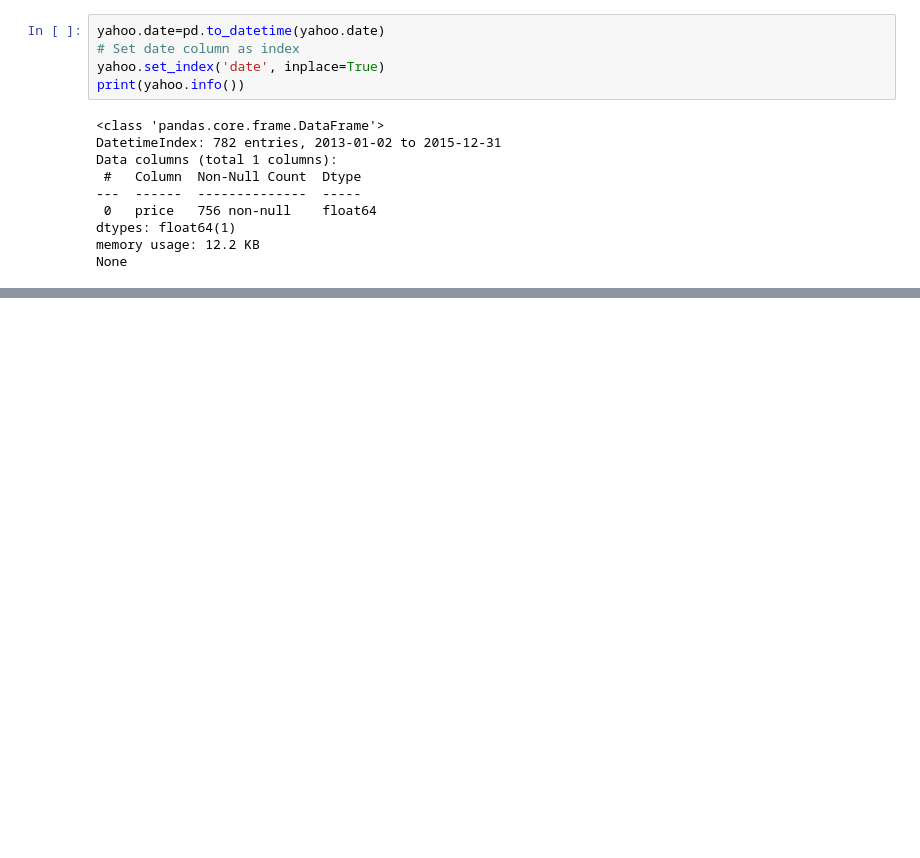
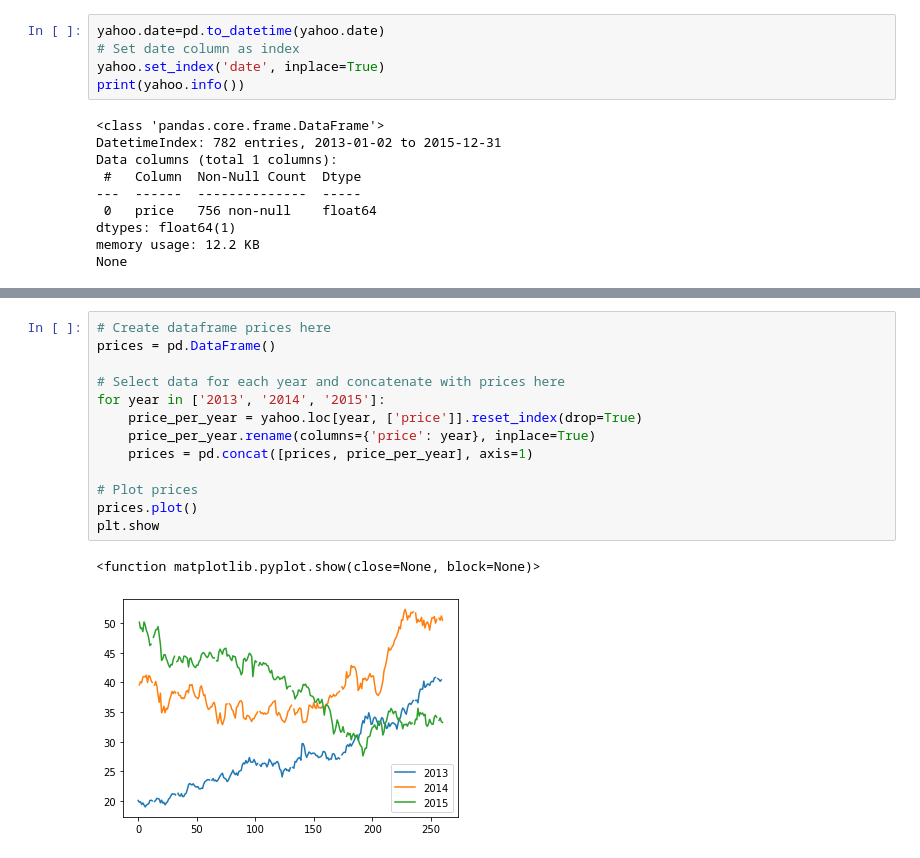
Before and after one commit to Aduzona/Machine_Learning, a Jupyter notebook: 14_Time_Series_with_Python/1_Manipulating_Time_Series_Data_in_Python/1_Working with Time Series in Pandas/1_Working_with_time_series_in_pandas.ipynb, the cells around one changed output, grey strips where cells are left out. Cells and saved outputs as stored; diff of their text form; blank space fills up the shorter version.

```diff
--- a/14_Time_Series_with_Python/1_Manipulating_Time_Series_Data_in_Python/1_Working with Time Series in Pandas/1_Working_with_time_series_in_pandas.ipynb
+++ b/14_Time_Series_with_Python/1_Manipulating_Time_Series_Data_in_Python/1_Working with Time Series in Pandas/1_Working_with_time_series_in_pandas.ipynb
@@ -153,0 +164,16 @@ None
+# %%
+# Create dataframe prices here
+prices = pd.DataFrame()
+
+# Select data for each year and concatenate with prices here
+for year in ['2013', '2014', '2015']:
+    price_per_year = yahoo.loc[year, ['price']].reset_index(drop=True)
+    price_per_year.rename(columns={'price': year}, inplace=True)
+    prices = pd.concat([prices, price_per_year], axis=1)
+
+# Plot prices
+prices.plot()
+plt.show
+# %% [output]
+<function matplotlib.pyplot.show(close=None, block=None)>
+[figure, added]
```
Also changed, not shown: parts of 21 cells of this notebook, 15 other files.
